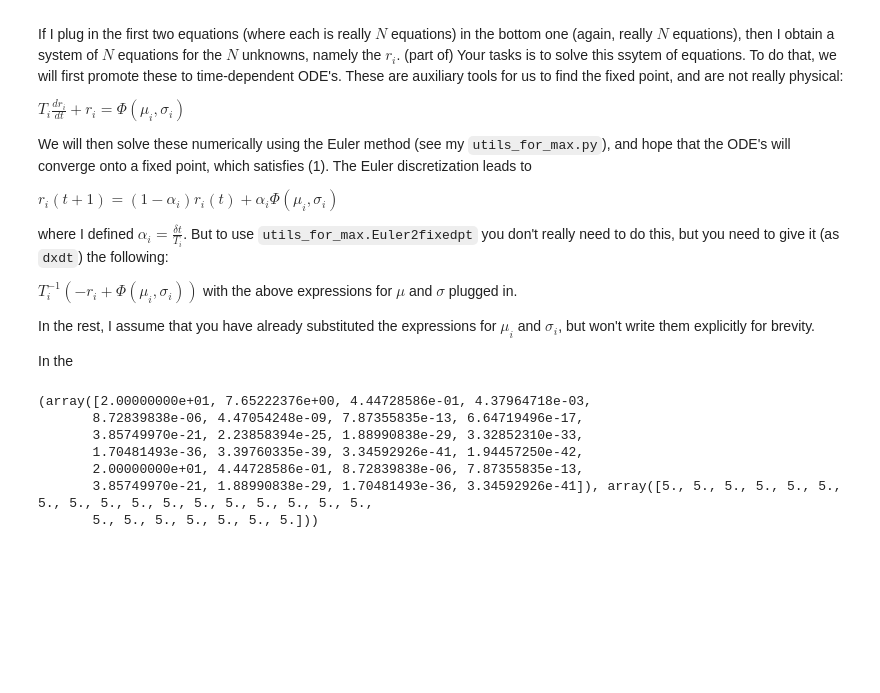
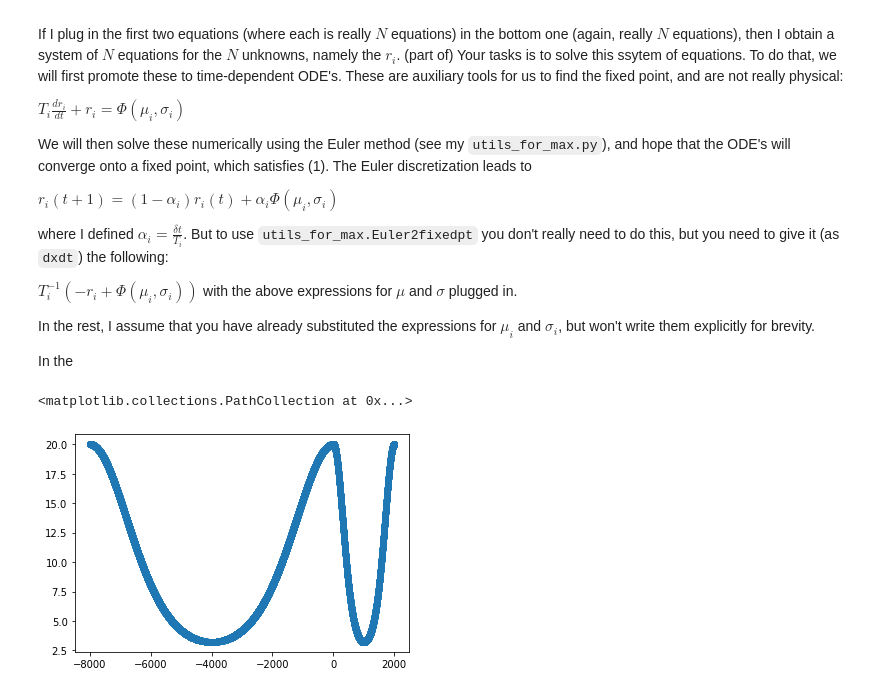
Before and after one commit to mhr36/Neural-Data-Analysis, a Jupyter notebook: main_notebook.ipynb, the cells around one changed output. Drawn from its saved outputs; the diff is of its cells as text; code cells hidden in the pictures; blank space fills up the shorter version.

Commit message:
Changed to degrees. Added sensible parameter values. Added some plots.

```diff
--- a/main_notebook.ipynb
+++ b/main_notebook.ipynb
@@ -35,20 +36,24 @@ import utils_for_max
 # %%
 # Define model with N_E and N_I
-model = Model(16, 8)
+model = Model(8000, 2000)
 
 # Assigning parameters J, P, w^2
-zeros = np.zeros((2, 2))
-model.set_parameters(zeros, zeros, zeros)
+J = np.log([[0.63, 0.6],
+            [0.32, 0.25]])
 
-print(model.set_inputs(1, 0))
+P = np.log([[0.11, 0.11],
+            [0.45, 0.45]])
+
+w = np.log(32) * np.ones([2,2])
+
+model.set_parameters(J, P, w)
+
+model.set_inputs(1, 0)
+
+plt.scatter(np.array(range(model.N)) - model.N_E, model.h)
 # %% [output]
-(array([2.00000000e+01, 7.65222376e+00, 4.44728586e-01, 4.37964718e-03,
-       8.72839838e-06, 4.47054248e-09, 7.87355835e-13, 6.64719496e-17,
-       3.85749970e-21, 2.23858394e-25, 1.88990838e-29, 3.32852310e-33,
-       1.70481493e-36, 3.39760335e-39, 3.34592926e-41, 1.94457250e-42,
-       2.00000000e+01, 4.44728586e-01, 8.72839838e-06, 7.87355835e-13,
-       3.85749970e-21, 1.88990838e-29, 1.70481493e-36, 3.34592926e-41]), array([5., 5., 5., 5., 5., 5., 5., 5., 5., 5., 5., 5., 5., 5., 5., 5., 5.,
-       5., 5., 5., 5., 5., 5., 5.]))
+<matplotlib.collections.PathCollection at 0x...>
+[figure, added]
 # %%
 model.generate_network()
 model.solve_fixed_point()  # Is producing overflow error!
```
Also changed, not shown: parts of 4 cells of this notebook, 2 other files.
